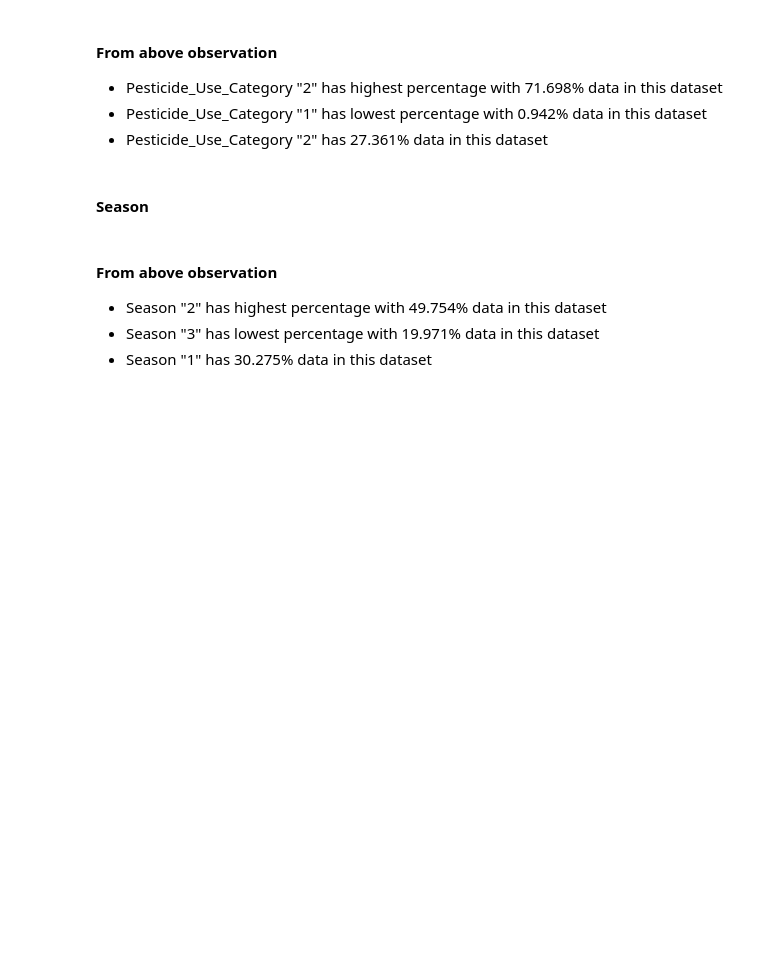
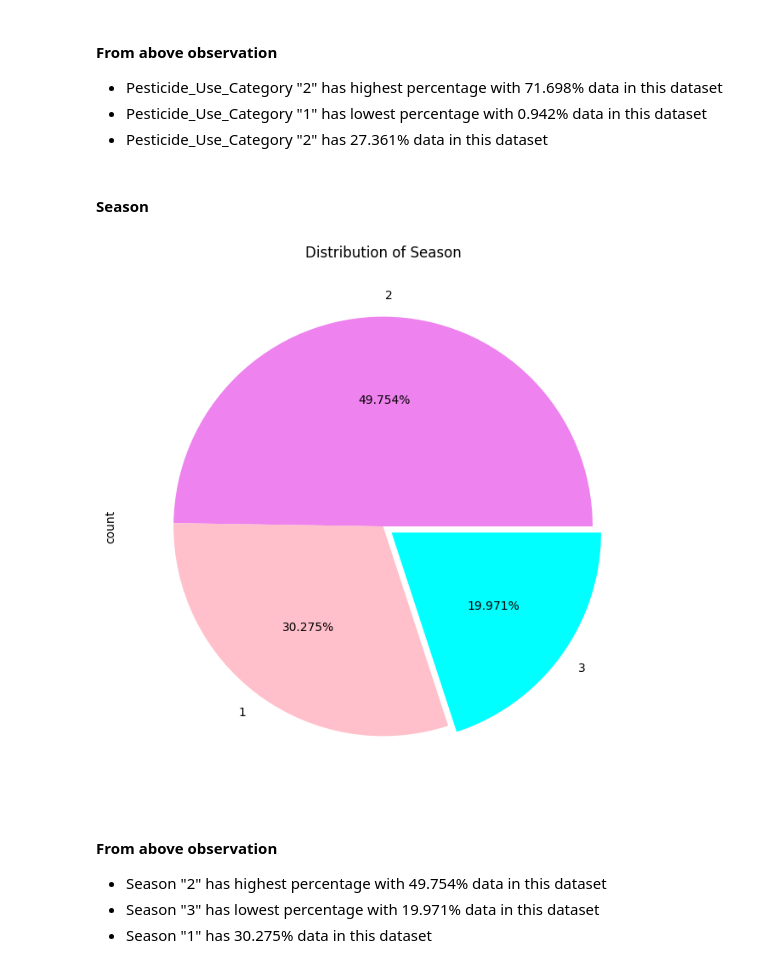
Before and after one commit to Naresh-Dhimal/Datascience-and-ML-using-python, a Jupyter notebook: week8/Day4/crop_heath.ipynb, the cells around one changed output. Cells and saved outputs as stored; diff of their text form; code cells hidden in the pictures; blank space fills up the shorter version.

```diff
--- a/week8/Day4/crop_heath.ipynb
+++ b/week8/Day4/crop_heath.ipynb
@@ -237,8 +250,11 @@ plt.show()
 # %%
 season_counts = train_df.Season.value_counts()
 plt.title("Distribution of Season")
 ax = season_counts.plot.pie(figsize=(8,8), explode=[0,0,0.05], autopct="%.3f%%",colors=["violet","pink","Cyan"])
-plt.legend()
+plt.legend
+plt.show()
+# %% [output]
+[figure, added]
 # %% [markdown]
 #### From above observation
 * Season "2" has highest percentage with 49.754% data in this dataset
```
Also changed, not shown: parts of 93 cells of this notebook.
